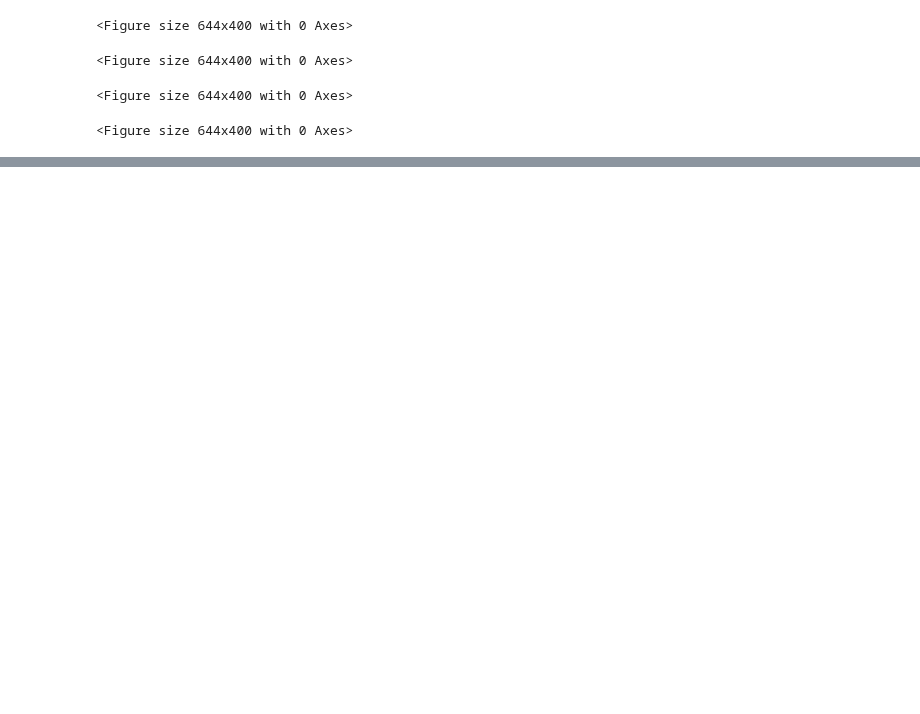
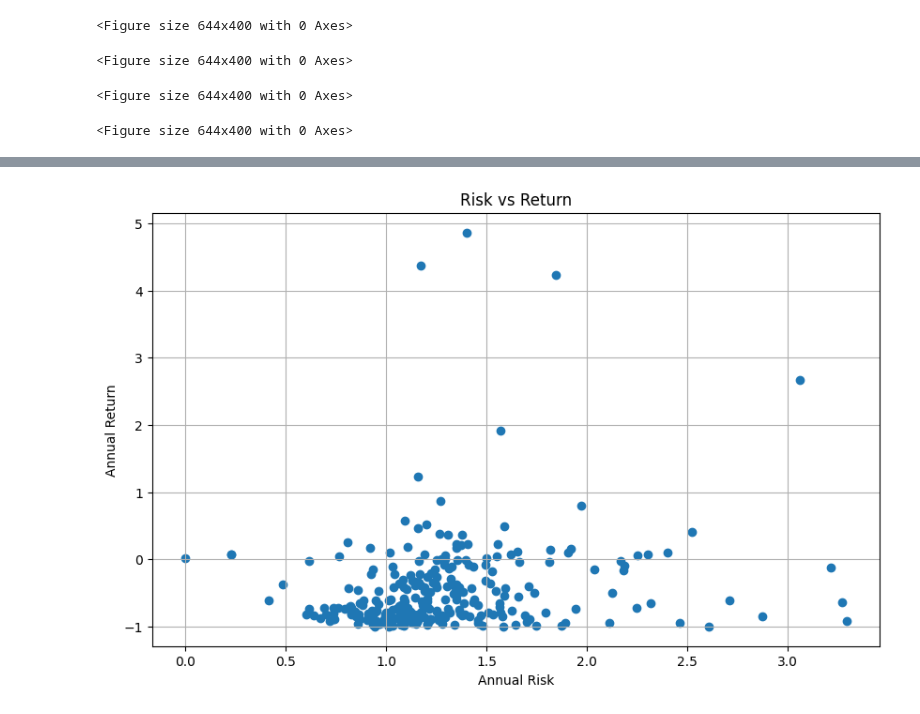
Before and after one commit to adambaybutt/crypto_asset_pricing, a Jupyter notebook: code/8-descriptive_stats.ipynb, the cells around one changed output, grey strips where cells are left out. Drawn from its saved outputs; the diff is of its cells as text; code cells hidden in the pictures; blank space fills up the shorter version.

```diff
--- a/code/8-descriptive_stats.ipynb
+++ b/code/8-descriptive_stats.ipynb
@@ -789,7 +789,7 @@ if __name__ == "__main__":
 
     # generate tables
     genSummaryStatistics(df, LHS_COL, OUT_FP)
-    genForkStatistics(df, OUT_FP)
+    # genForkStatistics(df, OUT_FP)
     genCorrStatistics(df, OUT_FP)
 
     # # TODO SCOPE IF RESULTS FOR ALL CHANGE MUCH AFTER A WINSOR
@@ -804,0 +916,2 @@ if __name__ == "__main__":
+# %%
+r_df['s'] = r_df.annual_return / r_df.annual_risk
@@ -804,0 +935,10 @@ if __name__ == "__main__":
+# %%
+plt.figure(figsize=(10, 6))
+plt.scatter(r_df['annual_risk'], r_df['annual_return'])
+plt.xlabel('Annual Risk')
+plt.ylabel('Annual Return')
+plt.title('Risk vs Return')
+plt.grid(True)
+plt.show()
+# %% [output]
+[figure, added]
```
Also changed, not shown: parts of 12 cells of this notebook, 1 other file.
